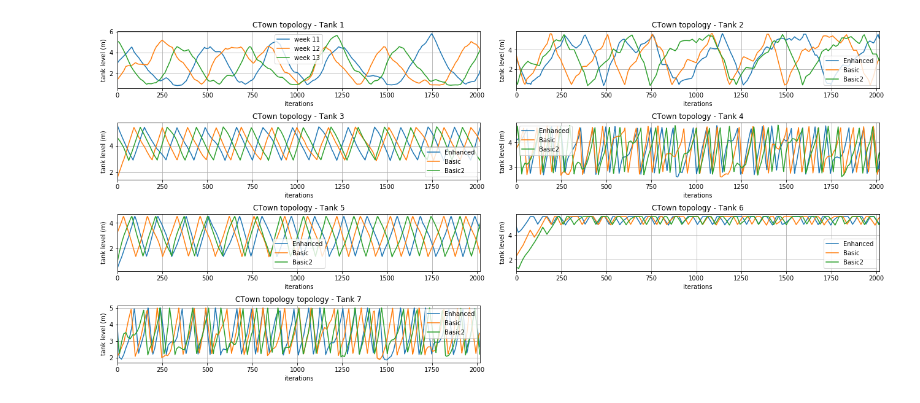
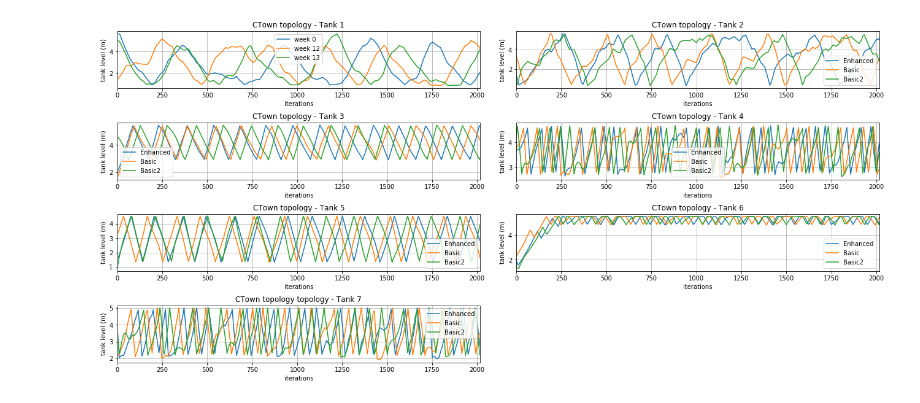
Before and after one commit to Critical-Infrastructure-Systems-Lab/DHALSIM, a Jupyter notebook: ICS_topologies/enhanced_ctown_topology/year_simulation/week_plot.ipynb, the cells around one changed output. Saved outputs shown, nothing was run; the diff lists cells and outputs as text; code cells hidden in the pictures.

```diff
--- a/ICS_topologies/enhanced_ctown_topology/year_simulation/week_plot.ipynb
+++ b/ICS_topologies/enhanced_ctown_topology/year_simulation/week_plot.ipynb
@@ -7,14 +7,14 @@ import csv
 import time
 import pandas as pd
 # %%
-minicps_ctown = pd.read_csv('week_11/physical_process.csv')
+minicps_ctown = pd.read_csv('desktop_week_0_new_test/week_0/physical_process.csv')
 basic_ctown = pd.read_csv('week_12/physical_process.csv')
 basic_ctown_2 = pd.read_csv('week_13/physical_process.csv')
 subplot_hspace = 0.6
 subplot_wspace = 0.1
 
 dd = plt.subplot(4,2,1)
-minicps_ctown["T1_LEVEL"].plot(label='week 11', ax=dd)
+minicps_ctown["T1_LEVEL"].plot(label='week 0', ax=dd)
 basic_ctown["T1_LEVEL"].plot(label='week 12', ax=dd)
 basic_ctown_2["T1_LEVEL"].plot(label='week 13', ax=dd)
 plt.title("CTown topology - Tank 1")
@@ -63,31 +63,31 @@ basic_ctown["T5_LEVEL"].plot(label='Basic', ax=dd)
 basic_ctown_2["T5_LEVEL"].plot(label='Basic2', ax=dd)
 plt.title("CTown topology - Tank 5")
 plt.xlabel('iterations')
 plt.ylabel('tank level (m)')
 plt.legend()
 plt.subplots_adjust(top=2.00, right=3.00, hspace = subplot_hspace, wspace=subplot_wspace)
 plt.grid(True)
 
 dd = plt.subplot(4,2,6)
 minicps_ctown["T6_LEVEL"].plot(label='Enhanced', ax=dd)
 basic_ctown["T6_LEVEL"].plot(label='Basic', ax=dd)
 basic_ctown_2["T6_LEVEL"].plot(label='Basic2', ax=dd)
 plt.title("CTown topology - Tank 6")
 plt.xlabel('iterations')
 plt.ylabel('tank level (m)')
 plt.legend()
 plt.subplots_adjust(top=2.00, right=3.00, hspace = subplot_hspace, wspace=subplot_wspace)
 plt.grid(True)
 
 dd = plt.subplot(4,2,7)
 minicps_ctown["T7_LEVEL"].plot(label='Enhanced', ax=dd)
 basic_ctown["T7_LEVEL"].plot(label='Basic', ax=dd)
 basic_ctown_2["T7_LEVEL"].plot(label='Basic2', ax=dd)
 plt.title("CTown topology topology - Tank 7")
 plt.xlabel('iterations')
 plt.ylabel('tank level (m)')
 plt.legend()
 plt.subplots_adjust(top=2.00, right=3.00, hspace = subplot_hspace, wspace=subplot_wspace)
 plt.grid(True)
 # %% [output]
-[figure, old version]
+[figure, new version]
```
